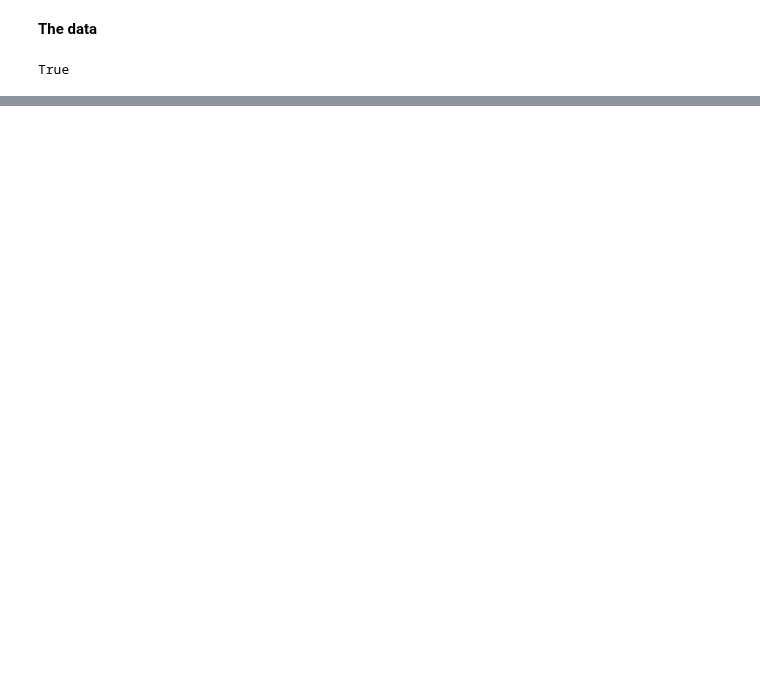
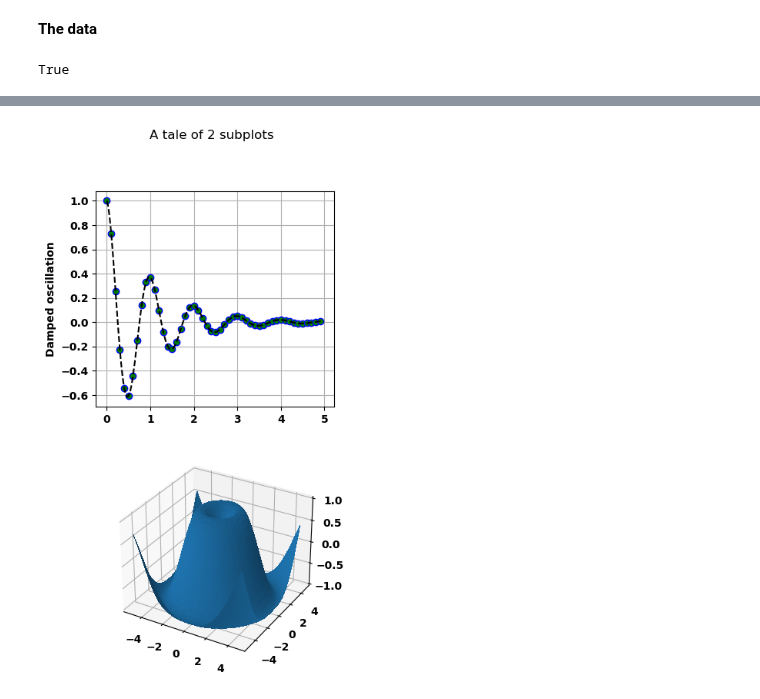
Before and after one commit to Nikoleta-v3/conditional-cooperation-with-longer-memory, a Jupyter notebook: notebooks/Counting 2-bit reactive strategies.ipynb, the cells around one changed output, grey strips where cells are left out. Saved outputs shown, nothing was run; the diff lists cells and outputs as text; code cells hidden in the pictures; blank space fills up the shorter version.

```diff
--- a/notebooks/Counting 2-bit reactive strategies.ipynb
+++ b/notebooks/Counting 2-bit reactive strategies.ipynb
@@ -139,0 +268,37 @@ fig.savefig("../figures/counting_strategies_evolution.pdf", bbox_inches='tight')
+# %%
+def f(t):
+    return np.cos(2*np.pi*t) * np.exp(-t)
+
+
+# Set up a figure twice as tall as it is wide
+fig = plt.figure(figsize=plt.figaspect(2.))
+fig.suptitle('A tale of 2 subplots')
+
+# First subplot
+ax = fig.add_subplot(2, 1, 1)
+
+t1 = np.arange(0.0, 5.0, 0.1)
+t2 = np.arange(0.0, 5.0, 0.02)
+t3 = np.arange(0.0, 2.0, 0.01)
+
+ax.plot(t1, f(t1), 'bo',
+        t2, f(t2), 'k--', markerfacecolor='green')
+ax.grid(True)
+ax.set_ylabel('Damped oscillation')
+
+# Second subplot
+ax = fig.add_subplot(2, 1, 2, projection='3d')
+
+X = np.arange(-5, 5, 0.25)
+Y = np.arange(-5, 5, 0.25)
+X, Y = np.meshgrid(X, Y)
+R = np.sqrt(X**2 + Y**2)
+Z = np.sin(R)
+
+surf = ax.plot_surface(X, Y, Z, rstride=1, cstride=1,
+                       linewidth=0, antialiased=False)
+ax.set_zlim(-1, 1)
+
+plt.show()
+# %% [output]
+[figure, added]
```
Also changed, not shown: parts of 16 cells of this notebook, 8 other files.
